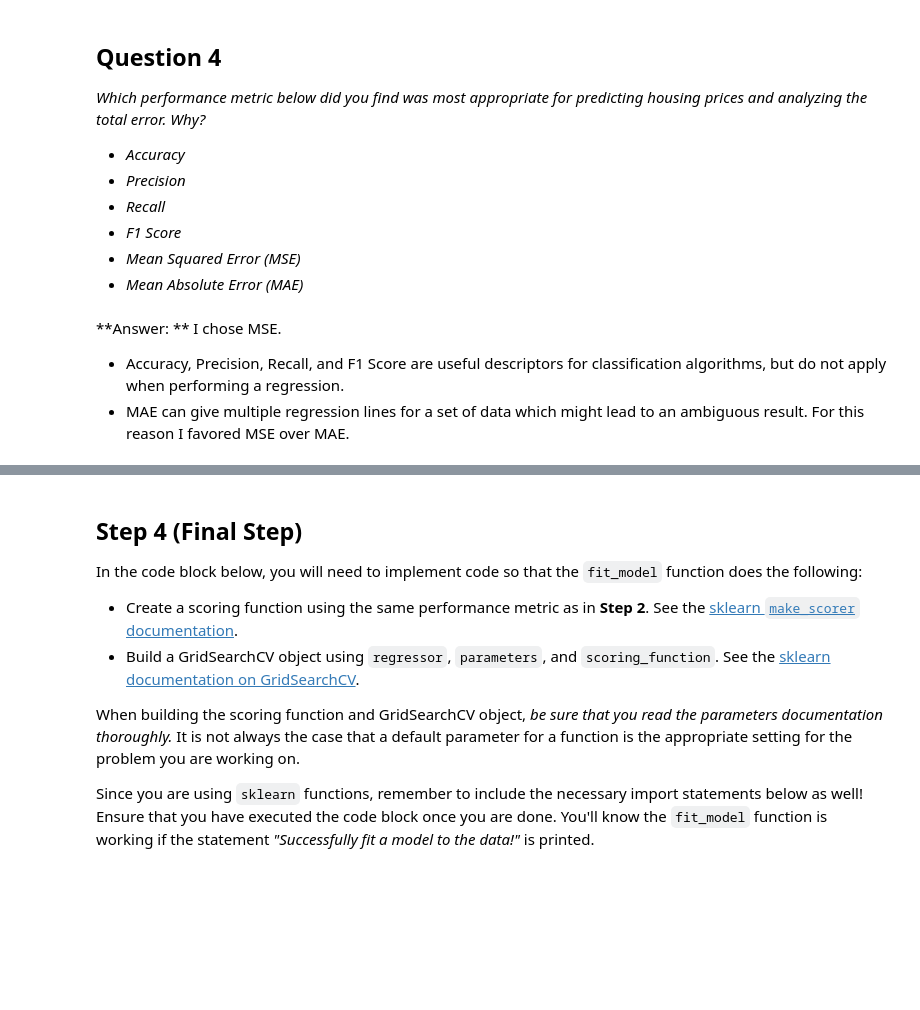
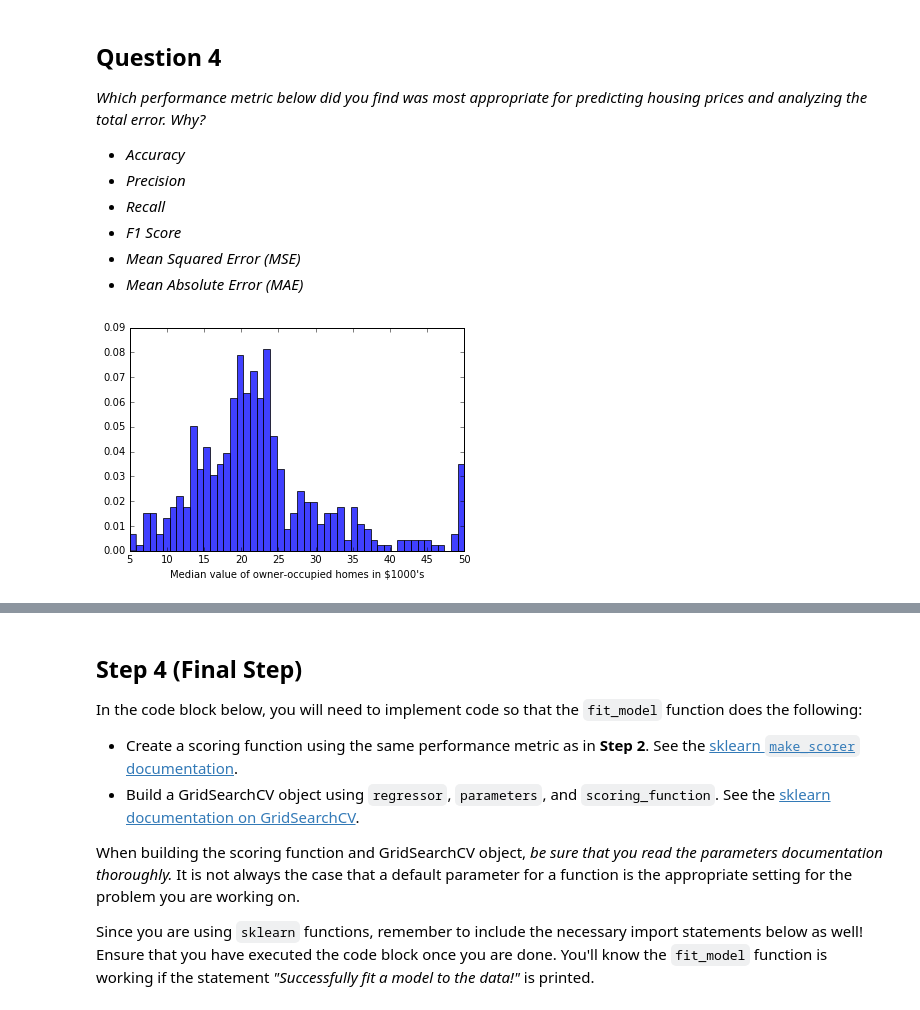
Before and after one commit to mleonardallen/machine-learning, a Jupyter notebook: projects/boston_housing/boston_housing.ipynb, the cells around one changed output, grey strips where cells are left out. Cells and saved outputs as stored; diff of their text form; code cells hidden in the pictures; blank space fills up the shorter version.

```diff
--- a/projects/boston_housing/boston_housing.ipynb
+++ b/projects/boston_housing/boston_housing.ipynb
@@ -266,8 +228,10 @@ Successfully performed a metric calculation!
 - *F1 Score*
 - *Mean Squared Error (MSE)*
 - *Mean Absolute Error (MAE)*
-# %% [markdown]
-**Answer: ** I chose MSE.
-
-- Accuracy, Precision, Recall, and F1 Score are useful descriptors for classification algorithms, but do not apply when performing a regression.
-- MAE can give multiple regression lines for a set of data which might lead to an ambiguous result.  For this reason I favored MSE over MAE.
+# %%
+# histogram to visualize the housing prices distrubution
+plt.hist(housing_prices, 50, normed=1, alpha=0.75)
+plt.xlabel('Median value of owner-occupied homes in $1000\'s')
+plt.show()
+# %% [output]
+[figure, added]
```
Also changed, not shown: parts of 15 cells of this notebook.
